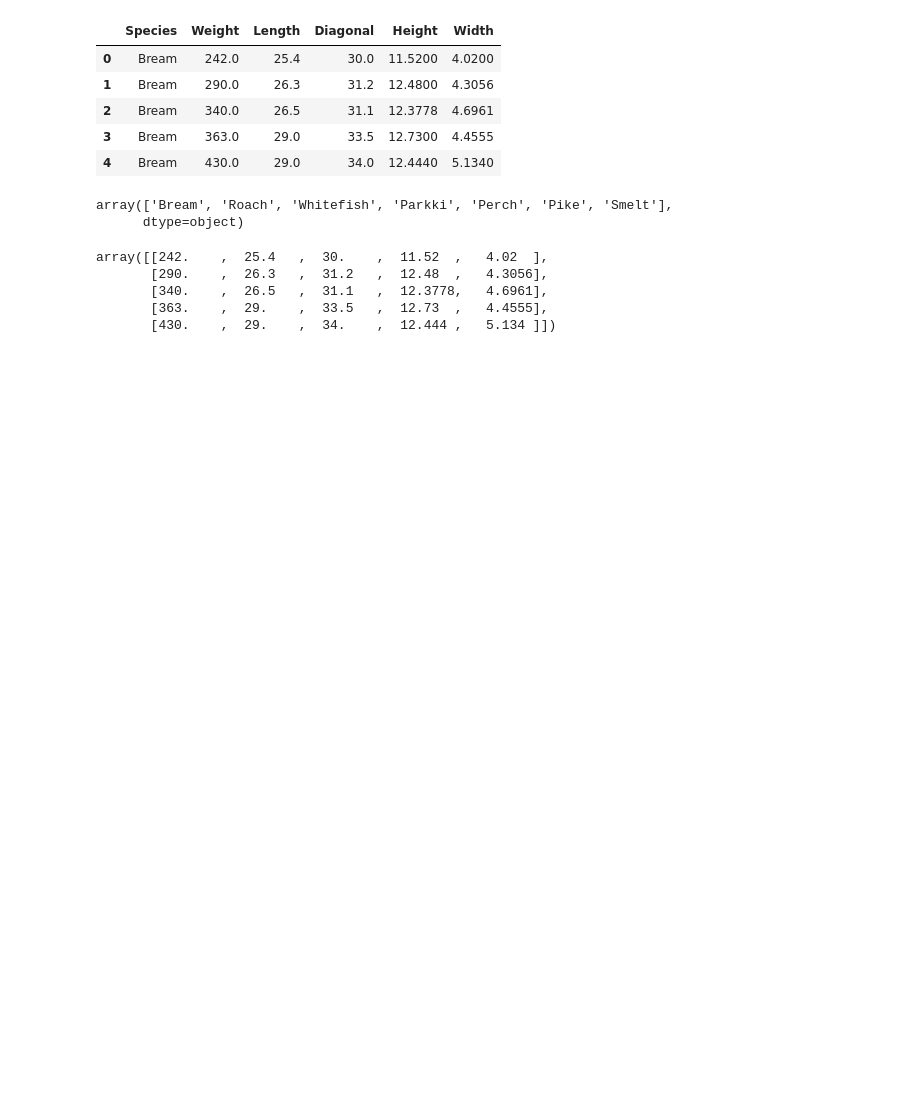
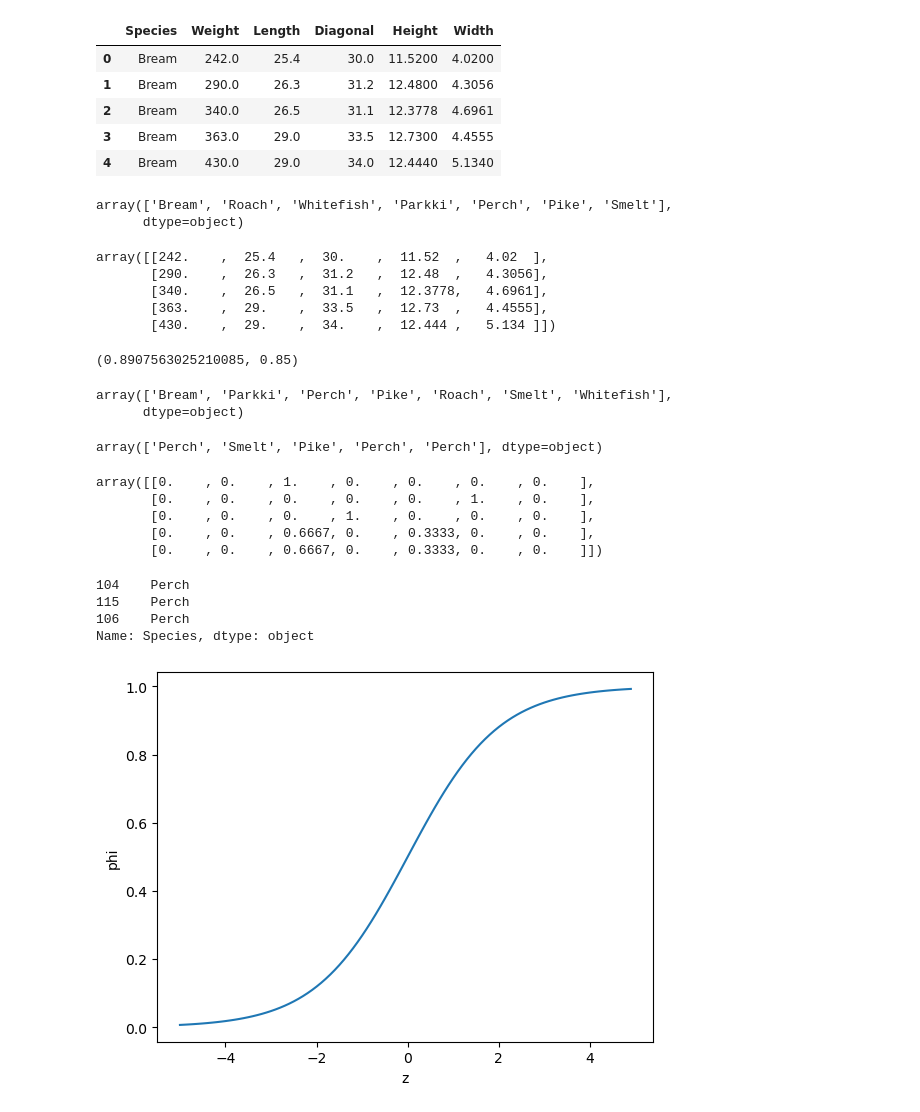
Before and after one commit to yoon0718/kepco, a Jupyter notebook: python/SMD_4-1.ipynb, the cells around one changed output. Cells and saved outputs as stored; diff of their text form; code cells hidden in the pictures; blank space fills up the shorter version.

```diff
--- a/python/SMD_4-1.ipynb
+++ b/python/SMD_4-1.ipynb
@@ -41,0 +44,46 @@ test_scaled = ss.transform(test_input)
+# %%
+kn = KNeighborsClassifier(n_neighbors=3)
+kn.fit(train_scaled, train_target)
+kn.score(train_scaled, train_target), kn.score(test_scaled, test_target)
+# %% [output]
+(0.8907563025210085, 0.85)
+# %%
+kn.classes_
+# %% [output]
+array(['Bream', 'Parkki', 'Perch', 'Pike', 'Roach', 'Smelt', 'Whitefish'],
+      dtype=object)
+# %%
+kn.predict(test_scaled[:5])
+# %% [output]
+array(['Perch', 'Smelt', 'Pike', 'Perch', 'Perch'], dtype=object)
+# %%
+import numpy as np
+proba = kn.predict_proba(test_scaled[:5])
+np.round(proba, decimals=4)
+# %% [output]
+array([[0.    , 0.    , 1.    , 0.    , 0.    , 0.    , 0.    ],
+       [0.    , 0.    , 0.    , 0.    , 0.    , 1.    , 0.    ],
+       [0.    , 0.    , 0.    , 1.    , 0.    , 0.    , 0.    ],
+       [0.    , 0.    , 0.6667, 0.    , 0.3333, 0.    , 0.    ],
+       [0.    , 0.    , 0.6667, 0.    , 0.3333, 0.    , 0.    ]])
+# %%
+distances, indexes = kn.kneighbors(test_scaled[3:4])
+print(train_target[indexes[0]])
+# %% [output]
+104    Perch
+115    Perch
+106    Perch
+Name: Species, dtype: object
+# %%
+import numpy as np
+import matplotlib.pyplot as plt
+
+z = np.arange(-5, 5, 0.1)
+phi = 1 / (1 + np.exp(-z))
+
+plt.plot(z, phi)
+plt.xlabel('z')
+plt.ylabel('phi')
+plt.show()
+# %% [output]
+[figure, added]
```
Also changed, not shown: parts of 11 cells of this notebook, 1 other file.
